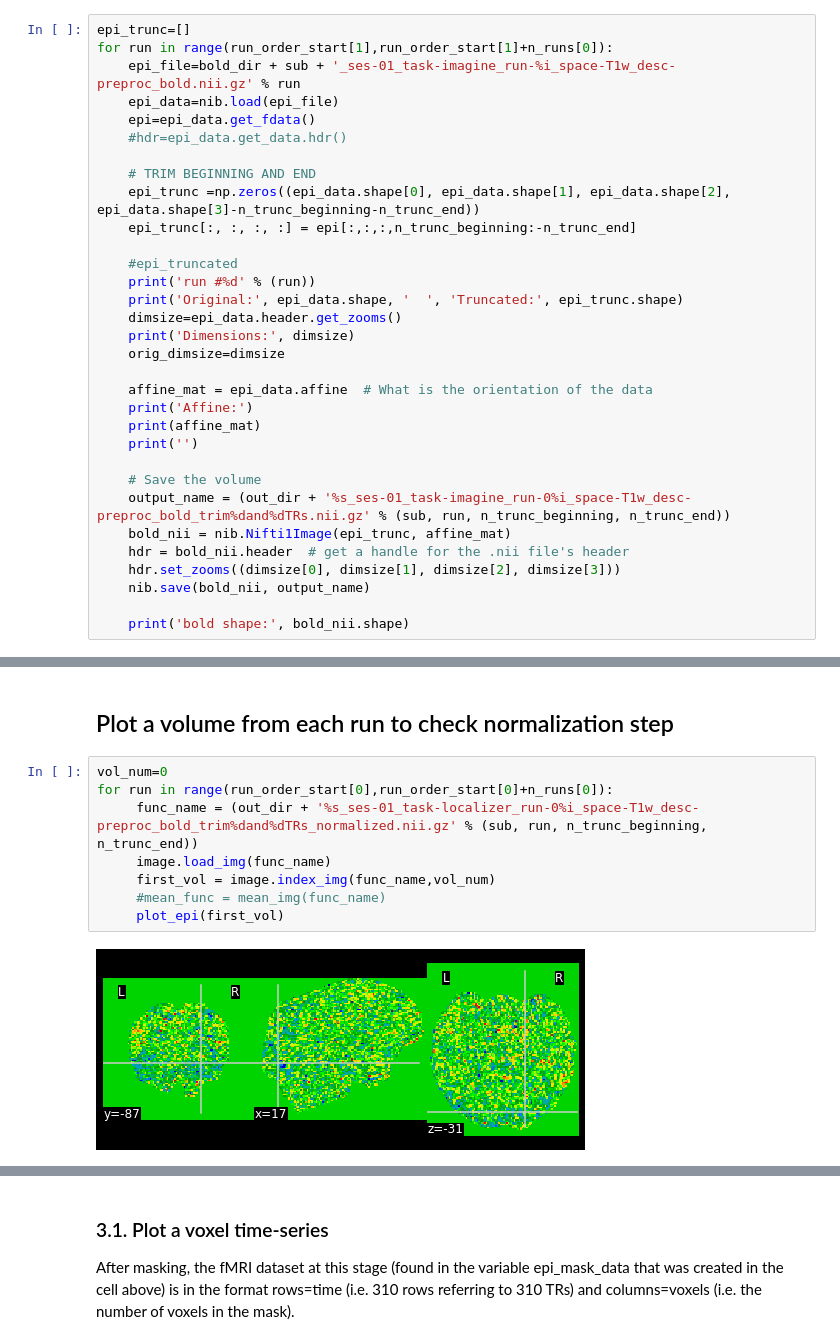
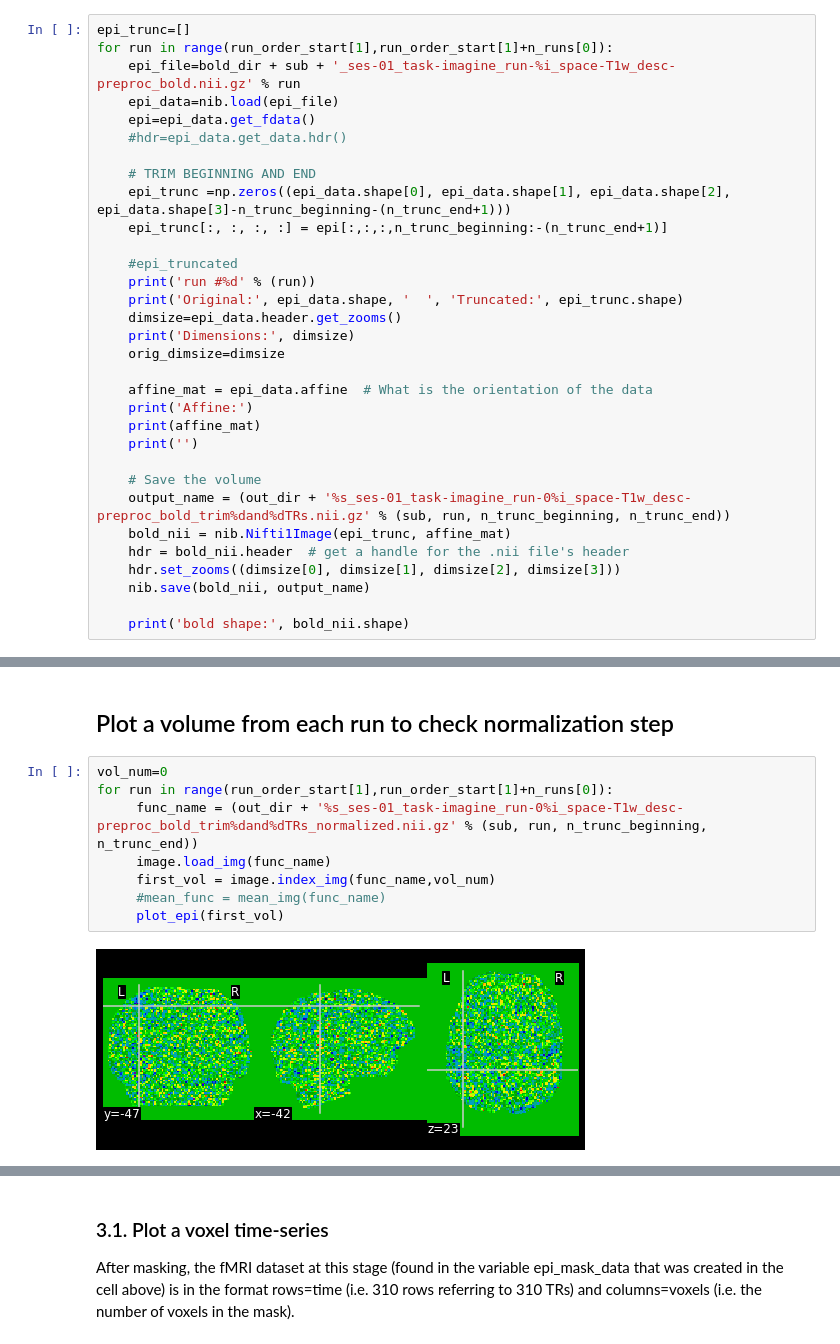
Before and after one commit to karinatachihara/pygers_adderzip, a Jupyter notebook: analysis/mainanalysis/01-denoise_imagine_sub-005.ipynb, the cells around one changed output, grey strips where cells are left out. Drawn from its saved outputs; the diff is of its cells as text.

Commit message:
create pipeline to analyze imagine runs

```diff
--- a/analysis/mainanalysis/01-denoise_imagine_sub-005.ipynb
+++ b/analysis/mainanalysis/01-denoise_imagine_sub-005.ipynb
@@ -203,8 +207,8 @@ for run in range(run_order_start[1],run_order_start[1]+n_runs[0]):
     #hdr=epi_data.get_data.hdr()
 
     # TRIM BEGINNING AND END
-    epi_trunc =np.zeros((epi_data.shape[0], epi_data.shape[1], epi_data.shape[2], epi_data.shape[3]-n_trunc_beginning-n_trunc_end))
-    epi_trunc[:, :, :, :] = epi[:,:,:,n_trunc_beginning:-n_trunc_end]
+    epi_trunc =np.zeros((epi_data.shape[0], epi_data.shape[1], epi_data.shape[2], epi_data.shape[3]-n_trunc_beginning-(n_trunc_end+1)))
+    epi_trunc[:, :, :, :] = epi[:,:,:,n_trunc_beginning:-(n_trunc_end+1)]
 
     #epi_truncated
     print('run #%d' % (run))
@@ -359,11 +363,11 @@ Volume saved
 ## Plot a volume from each run to check normalization step
 # %%
 vol_num=0
-for run in range(run_order_start[0],run_order_start[0]+n_runs[0]):
-     func_name = (out_dir + '%s_ses-01_task-localizer_run-0%i_space-T1w_desc-preproc_bold_trim%dand%dTRs_normalized.nii.gz' % (sub, run, n_trunc_beginning, n_trunc_end))
+for run in range(run_order_start[1],run_order_start[1]+n_runs[0]):
+     func_name = (out_dir + '%s_ses-01_task-imagine_run-0%i_space-T1w_desc-preproc_bold_trim%dand%dTRs_normalized.nii.gz' % (sub, run, n_trunc_beginning, n_trunc_end))
      image.load_img(func_name)
      first_vol = image.index_img(func_name,vol_num)
      #mean_func = mean_img(func_name)
      plot_epi(first_vol)
 # %% [output]
-[figure, old version]
+[figure, new version]
```
Also changed, not shown: parts of 10 cells of this notebook, 4 other files.
